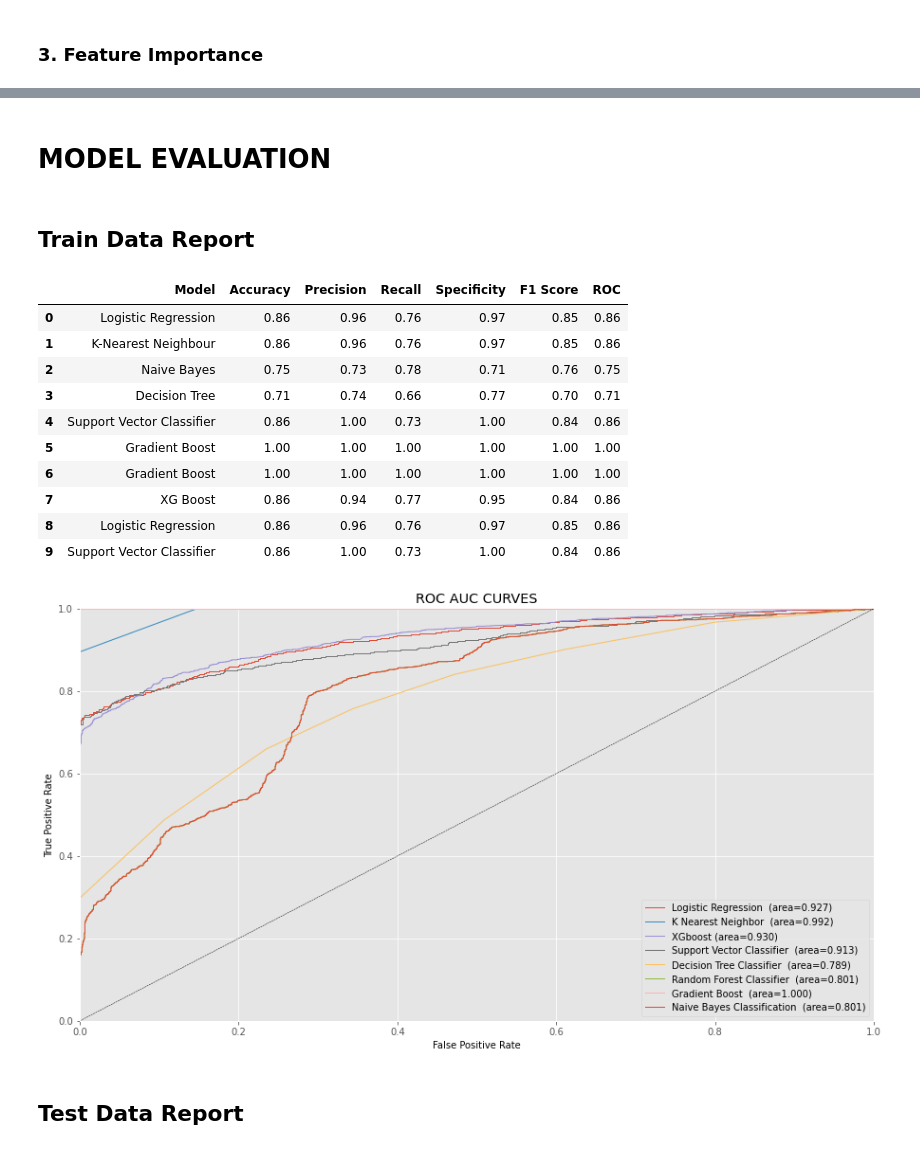
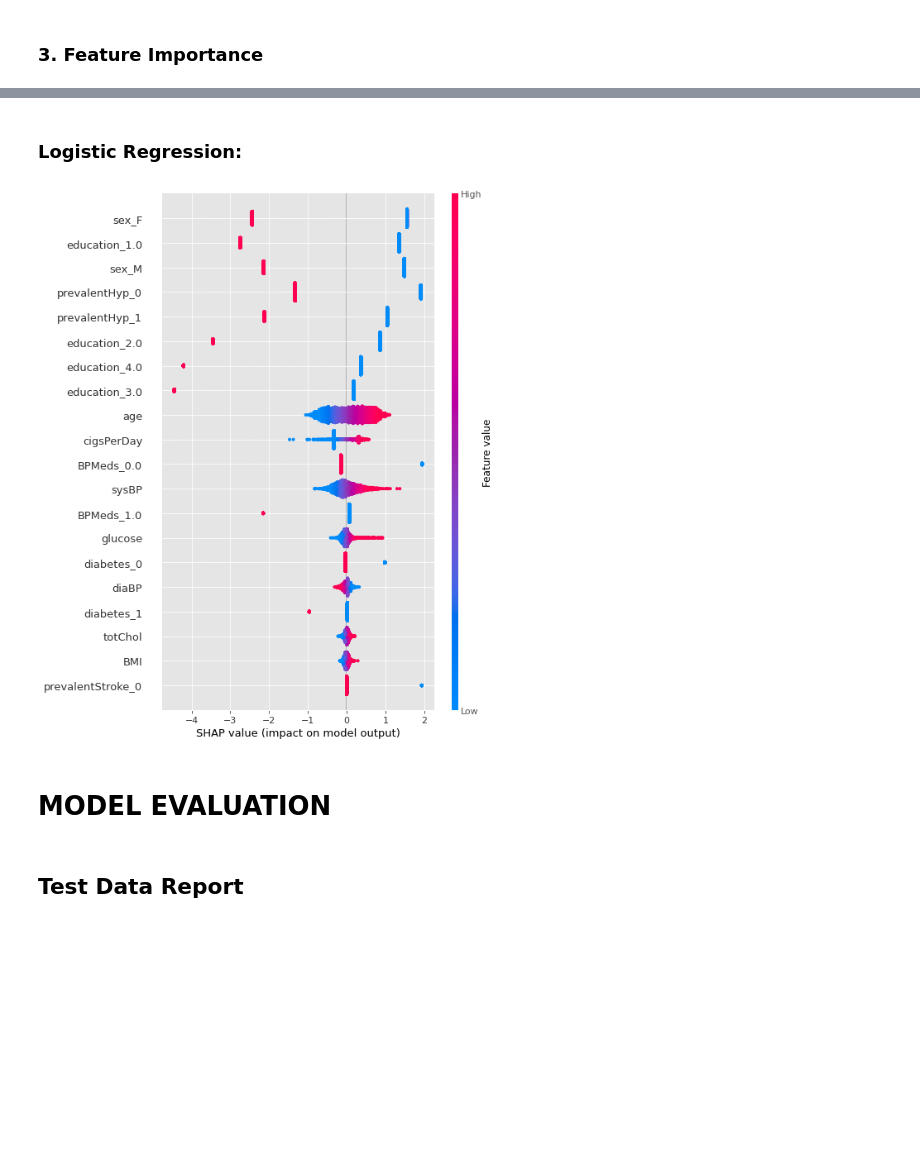
Before and after one commit to Samarjeet-singh-chhabra/Classification-CardioVascular-Risk-Pridiction, a Jupyter notebook: PERSONAL_NOTEBOOK_|_CP_3_|_CARDIOVASCULAR_RISK_PREDICTION_|_SAMARJEET.ipynb, the cells around one changed output, grey strips where cells are left out. Cells and saved outputs as stored; diff of their text form; code cells hidden in the pictures; blank space fills up the shorter version.

```diff
--- a/PERSONAL_NOTEBOOK_|_CP_3_|_CARDIOVASCULAR_RISK_PREDICTION_|_SAMARJEET.ipynb
+++ b/PERSONAL_NOTEBOOK_|_CP_3_|_CARDIOVASCULAR_RISK_PREDICTION_|_SAMARJEET.ipynb
@@ -2462,53 +2619,19 @@ plt.show()
+# %% [markdown]
+### <b>Logistic Regression:</b>
+# %%
+#Importing the SHAP library
+import shap
+def shap_explain(model):
+  explainer_shap = shap.Explainer(model=model, masker=x_train)
+  shap_values = explainer_shap.shap_values(x_train)
+  shap.summary_plot(shap_values,x_train,feature_names=x_train.columns)
+# %%
+#Plotting the shap summary plot
+shap_explain(model=lr_model)
+# %% [output]
+[figure, added]
 # %% [markdown]
 # **MODEL EVALUATION**
-# %% [markdown]
-## Train Data Report
-# %%
-cm = sns.light_palette("xkcd:copper", as_cmap=True)
-train_report.style.background_gradient(cmap=cm).set_precision(2)
-# %% [output]
-|  | Model | Accuracy | Precision | Recall | Specificity | F1 Score | ROC |
-| 0 | Logistic Regression | 0.86 | 0.96 | 0.76 | 0.97 | 0.85 | 0.86 |
-| 1 | K-Nearest Neighbour | 0.86 | 0.96 | 0.76 | 0.97 | 0.85 | 0.86 |
-| 2 | Naive Bayes | 0.75 | 0.73 | 0.78 | 0.71 | 0.76 | 0.75 |
-| 3 | Decision Tree | 0.71 | 0.74 | 0.66 | 0.77 | 0.70 | 0.71 |
-| 4 | Support Vector Classifier | 0.86 | 1.00 | 0.73 | 1.00 | 0.84 | 0.86 |
-| 5 | Gradient Boost | 1.00 | 1.00 | 1.00 | 1.00 | 1.00 | 1.00 |
-| 6 | Gradient Boost | 1.00 | 1.00 | 1.00 | 1.00 | 1.00 | 1.00 |
-| 7 | XG Boost | 0.86 | 0.94 | 0.77 | 0.95 | 0.84 | 0.86 |
-| 8 | Logistic Regression | 0.86 | 0.96 | 0.76 | 0.97 | 0.85 | 0.86 |
-| 9 | Support Vector Classifier | 0.86 | 1.00 | 0.73 | 1.00 | 0.84 | 0.86 |
-# %%
-# ROC_AUC bar plot of all models
-def roc_auc_plot(y_true, y_proba, label=' ', l='-', lw=1.0):
-    from sklearn.metrics import roc_curve, roc_auc_score
-    fpr, tpr, _ = roc_curve(y_true, y_proba[:,1])
-    ax.plot(fpr, tpr, linestyle=l, linewidth=lw,
-            label="%s (area=%.3f)"%(label,roc_auc_score(y_true, y_proba[:,1])))
-
-f, ax = plt.subplots(figsize=(15,8))
-
-
-roc_auc_plot(y_train,lr_model.predict_proba(x_train),label='Logistic Regression ',l='-')
-roc_auc_plot(y_train,knn_model.predict_proba(x_train),label='K Nearest Neighbor ',l='-')
-roc_auc_plot(y_train,xgb_model.predict_proba(x_train),label='XGboost',l='-')
-roc_auc_plot(y_train,svm_model.predict_proba(x_train),label='Support Vector Classifier ',l='-')
-roc_auc_plot(y_train,dt_model.predict_proba(x_train),label='Decision Tree Classifier ',l='-')
-roc_auc_plot(y_train,nb_model.predict_proba(x_train),label='Random Forest Classifier ',l='-')
-roc_auc_plot(y_train,gb_model.predict_proba(x_train),label='Gradient Boost ',l='-')
-roc_auc_plot(y_train,nb_model.predict_proba(x_train),label='Naive Bayes Classification ',l='-')
-
-ax.plot([0,1], [0,1], color='k', linewidth=0.5, linestyle='--',
-        )
-ax.legend(loc="lower right")
-ax.set_xlabel('False Positive Rate')
-ax.set_ylabel('True Positive Rate')
-ax.set_xlim([0, 1])
-ax.set_ylim([0, 1])
-ax.set_title('ROC AUC CURVES')
-sns.despine()
-# %% [output]
-[figure, removed]
 # %% [markdown]
 ## **Test Data Report**
 # %%
```
Also changed, not shown: parts of 95 cells of this notebook.
